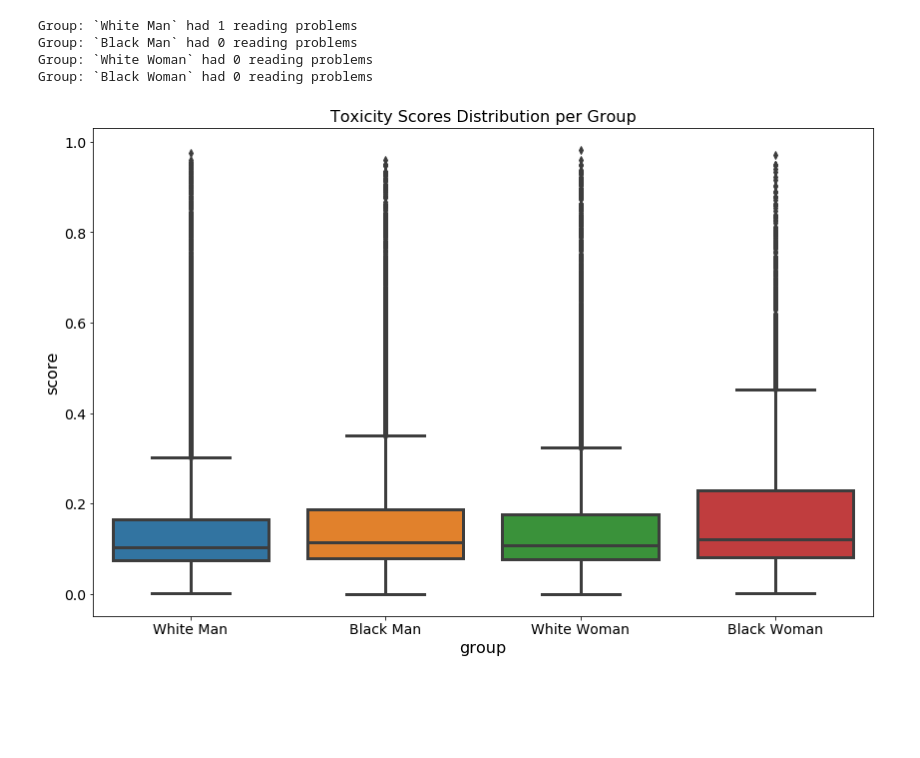
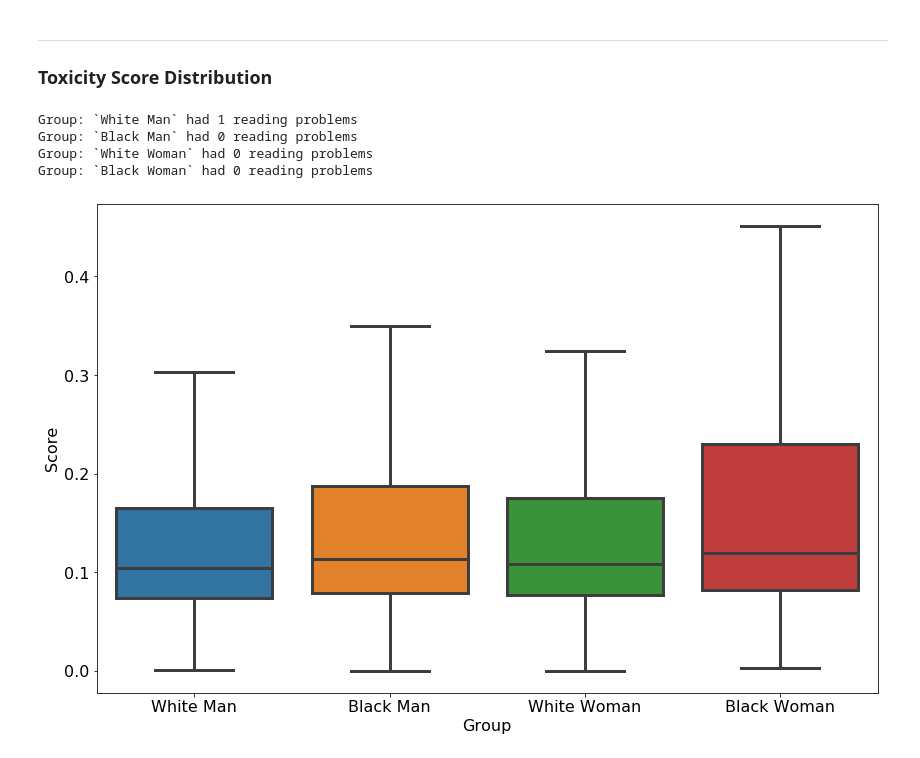
Before and after one commit to Guilherme26/dissertation, a Jupyter notebook: notebooks/score-analysis.ipynb, the cells around one changed output. Drawn from its saved outputs; the diff is of its cells as text; code cells hidden in the pictures; blank space fills up the shorter version.

Commit message:
Add new visualizations and tests

```diff
--- a/notebooks/score-analysis.ipynb
+++ b/notebooks/score-analysis.ipynb
@@ -9,17 +10,16 @@ import matplotlib.pyplot as plt
 from statsmodels.distributions.empirical_distribution import ECDF
 # %%
-# sns.set_style("colorblind")
-
 plt.rcParams['figure.figsize']  = (3.33, 5.5)
 plt.rcParams['axes.labelsize']  = 16
-plt.rcParams['axes.titlesize']  = 16
-plt.rcParams['legend.fontsize'] = 14
-plt.rcParams['xtick.labelsize'] = 14
-plt.rcParams['ytick.labelsize'] = 14
+plt.rcParams['axes.titlesize']  = 18
+plt.rcParams['legend.fontsize'] = 16
+plt.rcParams['xtick.labelsize'] = 16
+plt.rcParams['ytick.labelsize'] = 16
 plt.rcParams['lines.linewidth'] = 3
 # %%
 df_downloads_desc = pd.read_csv("../data/download_descriptions.csv")
 
-input_path = "../data/03_scored"
+input_path = "../data/03_scored/without_curse_words/"
+output_path = "../data/imgs"
 
 bins = np.linspace(0, 1, num=20)
@@ -34,7 +38,7 @@ for group in df_downloads_desc["group"].unique():
     count = 0
     for filename in filenames:
         try:
-            dfs.append(pd.read_csv(f"../data/03_scored/without_curse_words/{filename}"))
+            dfs.append(pd.read_csv(os.path.join(input_path, filename)))
         except:
             count += 1
 
@@ -46,12 +50,11 @@ for group in df_downloads_desc["group"].unique():
     ecdf = ECDF(df.score)
     plt.plot(ecdf.x, 1-ecdf.y, label=group)
 
-# plt.title("Scores Inverse Cumulative Distribution")
 plt.xlabel("Toxicity Score - x")
 plt.ylabel(r"$P(X \geq x)$")
 plt.legend()
 
-plt.savefig("a.pdf")
+plt.savefig(os.path.join(output_path, "inverse_cdf.pdf"))
 plt.show()
 # %% [output]
 Group: `White Man` had 1 reading problems
@@ -62,35 +65,42 @@ Group: `Black Woman` had 0 reading problems
+# %% [markdown]
+---
+
+### Toxicity Score Distribution
 # %%
 plt.subplots(figsize=(14,9))
 
 dfs = []
 for group in df_downloads_desc["group"].unique():
     group_urls = df_downloads_desc[df_downloads_desc.group == group]
     filenames = [row["url"].split("v=")[1].split("&")[0] for _, row in group_urls.iterrows()]
 
     df_group = []
     count = 0
     for filename in filenames:
         try:
-            df_group.append(pd.read_csv(f"../data/03_scored/without_curse_words/{filename}"))
+            df_group.append(pd.read_csv(os.path.join(input_path, filename)))
         except:
             count += 1
 
     print(f"Group: `{group}` had {count} reading problems")
 
     df_group = pd.concat(df_group)
     df_group["group"] = group
 
     dfs.append(df_group)
 
 df = pd.concat(dfs)
 del dfs, df_group
 
-sns.boxplot(data=df, x="group", y="score")
-plt.title("Toxicity Scores Distribution per Group")
+sns.boxplot(data=df, x="group", y="score", showfliers=False)
+plt.xlabel("Group")
+plt.ylabel("Score")
+
+plt.savefig(os.path.join(output_path, "group_distribution.pdf"))
 plt.show()
 # %% [output]
 Group: `White Man` had 1 reading problems
 Group: `Black Man` had 0 reading problems
 Group: `White Woman` had 0 reading problems
 Group: `Black Woman` had 0 reading problems
-[figure, old version]
+[figure, new version]
```
Also changed, not shown: parts of 7 cells of this notebook, 1 other file.
